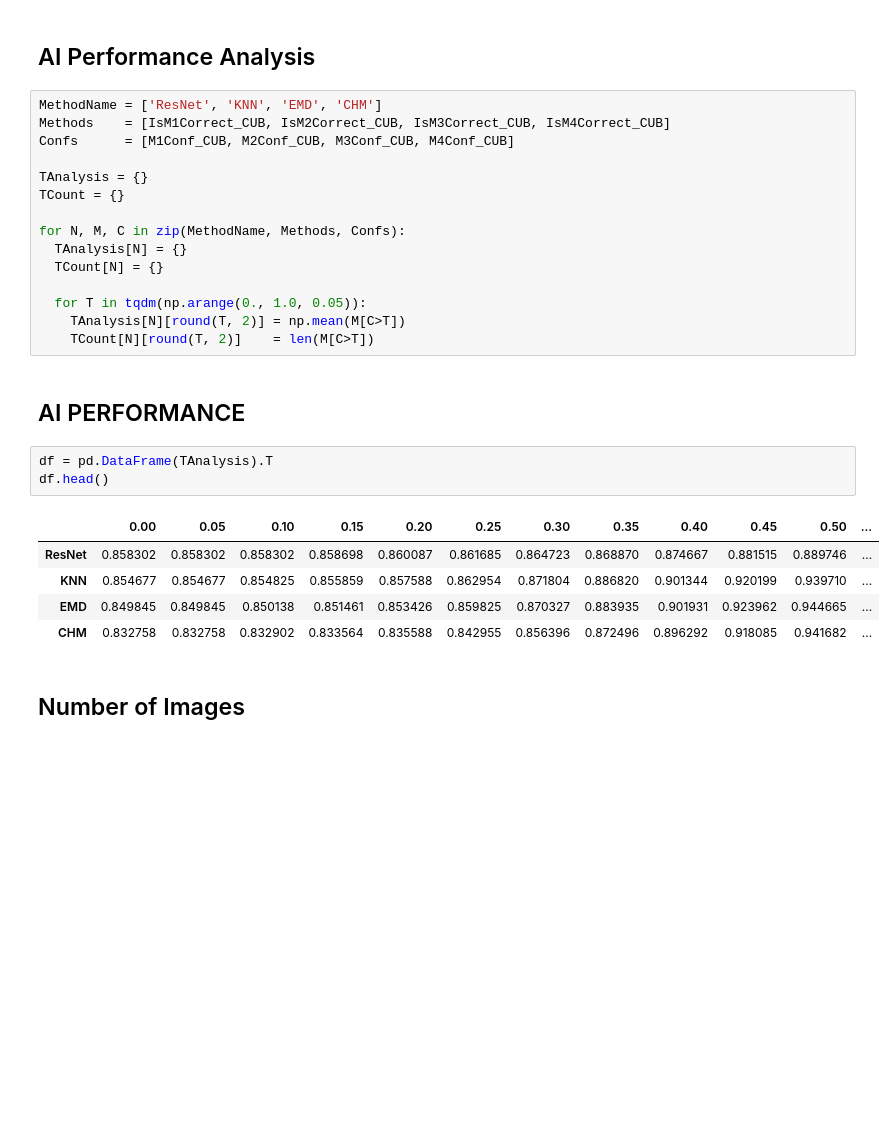
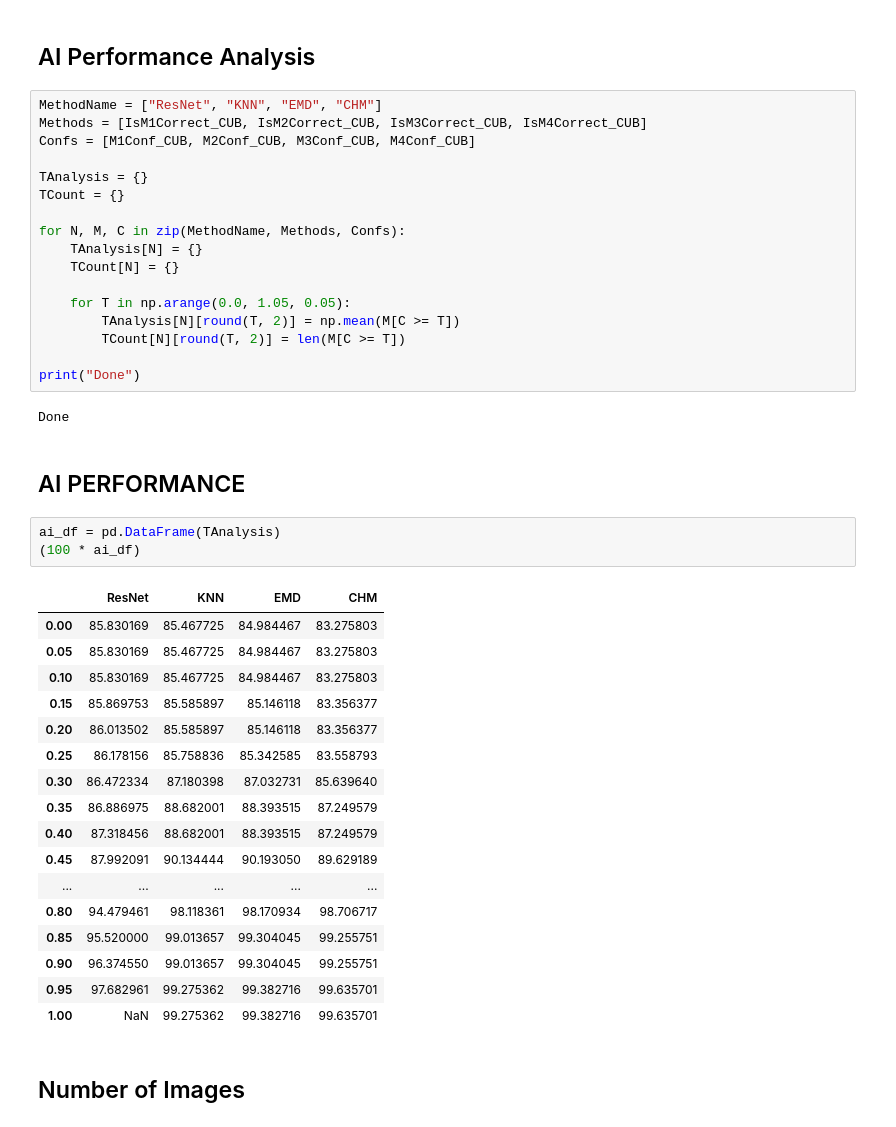
Before and after one commit to anguyen8/visual-correspondence-XAI, a Jupyter notebook: Human-Study/src/Table-C-CUB.ipynb, the cells around one changed output. Cells and saved outputs as stored; diff of their text form; blank space fills up the shorter version.

Commit message:
Updated Table-C

```diff
--- a/Human-Study/src/Table-C-CUB.ipynb
+++ b/Human-Study/src/Table-C-CUB.ipynb
@@ -56,31 +65,47 @@ M4Conf_CUB      = np.asarray(classification_summary_cub['chm_conf'])
 # %% [markdown]
 ## AI Performance Analysis
 # %%
-MethodName = ['ResNet', 'KNN', 'EMD', 'CHM']
-Methods    = [IsM1Correct_CUB, IsM2Correct_CUB, IsM3Correct_CUB, IsM4Correct_CUB]
-Confs      = [M1Conf_CUB, M2Conf_CUB, M3Conf_CUB, M4Conf_CUB]
+MethodName = ["ResNet", "KNN", "EMD", "CHM"]
+Methods = [IsM1Correct_CUB, IsM2Correct_CUB, IsM3Correct_CUB, IsM4Correct_CUB]
+Confs = [M1Conf_CUB, M2Conf_CUB, M3Conf_CUB, M4Conf_CUB]
 
 TAnalysis = {}
 TCount = {}
 
 for N, M, C in zip(MethodName, Methods, Confs):
-  TAnalysis[N] = {}
-  TCount[N] = {}
+    TAnalysis[N] = {}
+    TCount[N] = {}
 
-  for T in tqdm(np.arange(0., 1.0, 0.05)):
-    TAnalysis[N][round(T, 2)] = np.mean(M[C>T])
-    TCount[N][round(T, 2)]    = len(M[C>T])
+    for T in np.arange(0.0, 1.05, 0.05):
+        TAnalysis[N][round(T, 2)] = np.mean(M[C >= T])
+        TCount[N][round(T, 2)] = len(M[C >= T])
+
+print("Done")
+# %% [output]
+Done
 # %% [markdown]
 ## AI PERFORMANCE
 # %%
-df = pd.DataFrame(TAnalysis).T
-df.head()
+ai_df = pd.DataFrame(TAnalysis)
+(100 * ai_df)
 # %% [output]
-|  | 0.00 | 0.05 | 0.10 | 0.15 | 0.20 | 0.25 | 0.30 | 0.35 | 0.40 | 0.45 | 0.50 | ... |
-| ResNet | 0.858302 | 0.858302 | 0.858302 | 0.858698 | 0.860087 | 0.861685 | 0.864723 | 0.868870 | 0.874667 | 0.881515 | 0.889746 | ... |
-| KNN | 0.854677 | 0.854677 | 0.854825 | 0.855859 | 0.857588 | 0.862954 | 0.871804 | 0.886820 | 0.901344 | 0.920199 | 0.939710 | ... |
-| EMD | 0.849845 | 0.849845 | 0.850138 | 0.851461 | 0.853426 | 0.859825 | 0.870327 | 0.883935 | 0.901931 | 0.923962 | 0.944665 | ... |
-| CHM | 0.832758 | 0.832758 | 0.832902 | 0.833564 | 0.835588 | 0.842955 | 0.856396 | 0.872496 | 0.896292 | 0.918085 | 0.941682 | ... |
+|  | ResNet | KNN | EMD | CHM |
+| 0.00 | 85.830169 | 85.467725 | 84.984467 | 83.275803 |
+| 0.05 | 85.830169 | 85.467725 | 84.984467 | 83.275803 |
+| 0.10 | 85.830169 | 85.467725 | 84.984467 | 83.275803 |
+| 0.15 | 85.869753 | 85.585897 | 85.146118 | 83.356377 |
+| 0.20 | 86.013502 | 85.585897 | 85.146118 | 83.356377 |
+| 0.25 | 86.178156 | 85.758836 | 85.342585 | 83.558793 |
+| 0.30 | 86.472334 | 87.180398 | 87.032731 | 85.639640 |
+| 0.35 | 86.886975 | 88.682001 | 88.393515 | 87.249579 |
+| 0.40 | 87.318456 | 88.682001 | 88.393515 | 87.249579 |
+| 0.45 | 87.992091 | 90.134444 | 90.193050 | 89.629189 |
+| ... | ... | ... | ... | ... |
+| 0.80 | 94.479461 | 98.118361 | 98.170934 | 98.706717 |
+| 0.85 | 95.520000 | 99.013657 | 99.304045 | 99.255751 |
+| 0.90 | 96.374550 | 99.013657 | 99.304045 | 99.255751 |
+| 0.95 | 97.682961 | 99.275362 | 99.382716 | 99.635701 |
+| 1.00 | NaN | 99.275362 | 99.382716 | 99.635701 |
 # %% [markdown]
 ## Number of Images
 # %%
```
Also changed, not shown: parts of 57 cells of this notebook, 1 other file.
